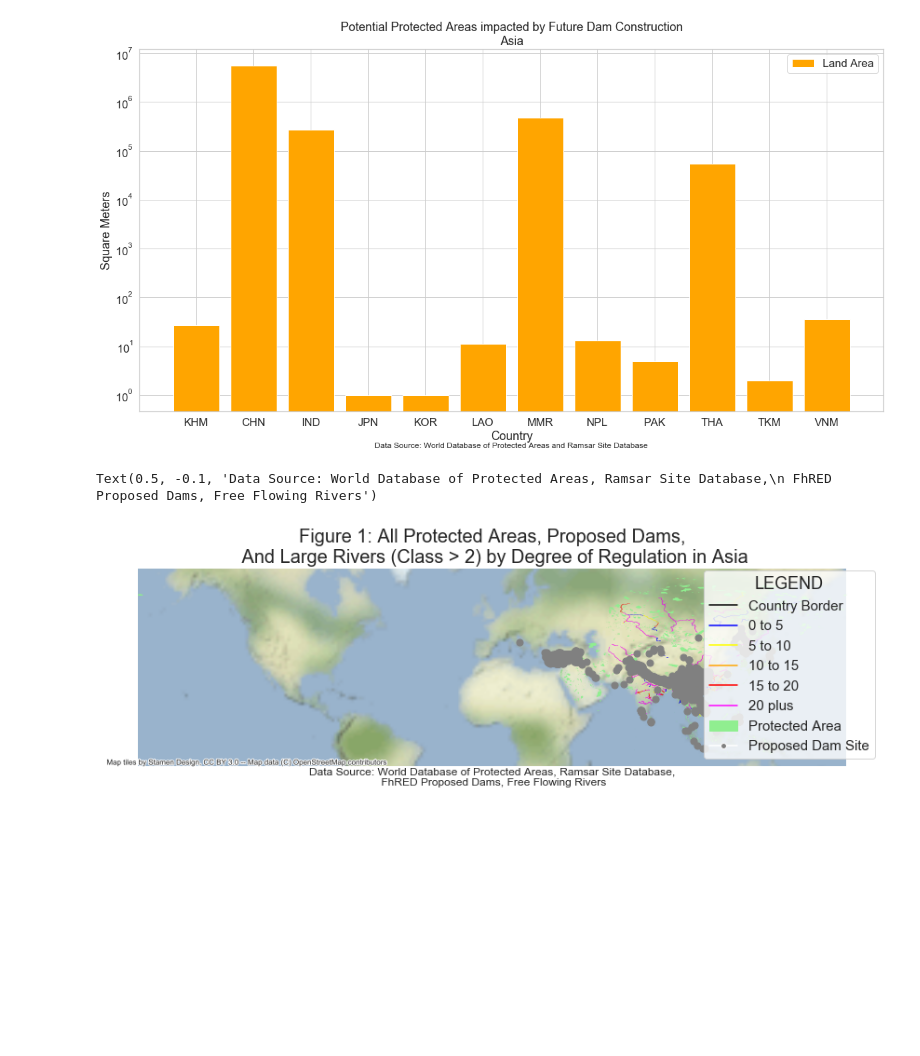
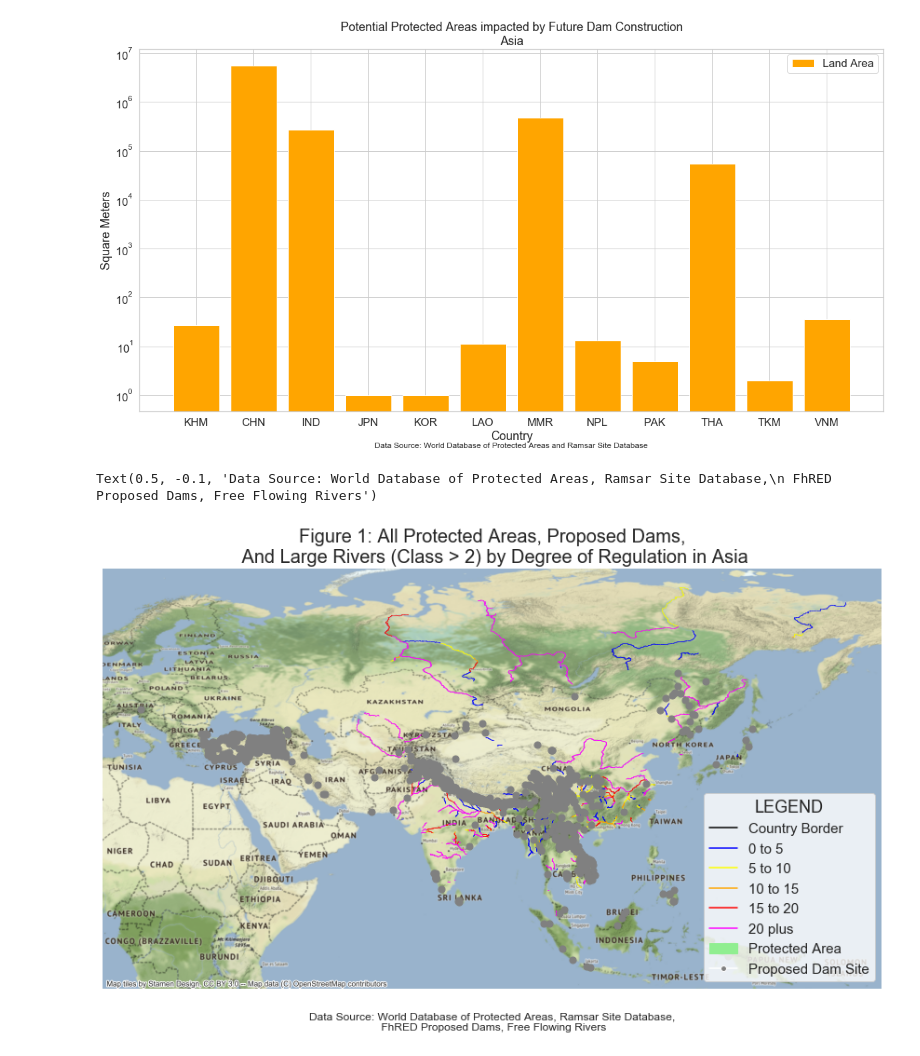
Before and after one commit to lherwehe/global-dam-impacts, a Jupyter notebook: final-notebooks/dam-impacts-on-protected-areas-calc-asia.ipynb, the cells around one changed output. Drawn from its saved outputs; the diff is of its cells as text; code cells hidden in the pictures; blank space fills up the shorter version.

```diff
--- a/final-notebooks/dam-impacts-on-protected-areas-calc-asia.ipynb
+++ b/final-notebooks/dam-impacts-on-protected-areas-calc-asia.ipynb
@@ -395,41 +397,40 @@ asia_dams = asia_dams.to_crs('epsg:4087')
 # %%
 # Plot all large rivers for selected continent
 # Create legend
 black_line = mlines.Line2D([], [], color='black', label='Country Border')
 blue_line = mlines.Line2D([], [], color='blue', label='0 to 5')
 yellow_line = mlines.Line2D([], [], color='yellow', label='5 to 10')
 orange_line = mlines.Line2D([], [], color='orange', label='10 to 15')
 red_line = mlines.Line2D([], [], color='red', label='15 to 20')
 magenta_line = mlines.Line2D([], [], color='magenta', label='20 plus')
 lightgreen_patch = mpatches.Patch(color='lightgreen', label='Protected Area')
 black_dot = mlines.Line2D([], [], color='white', marker='o',
                           markerfacecolor='gray', label='Proposed Dam Site')
 
 fig, ax = plt.subplots(figsize=(15, 15))
-wdpa_ramsar_asia.plot(ax=ax, color="lightgreen", edgecolor='none')
+# wdpa_ramsar_asia.plot(ax=ax, color="lightgreen", edgecolor='none')
 dor_0to5.plot(ax=ax,
               color='blue', edgecolor='none')
 dor_5to10.plot(ax=ax,
                color='yellow', edgecolor='none')
 dor_10to15.plot(ax=ax,
                 color='orange', edgecolor='none')
 dor_15to20.plot(ax=ax,
                 color='red', edgecolor='none')
 dor_over20.plot(ax=ax,
                 color='magenta', edgecolor='none')
 asia_dams.plot(ax=ax,
                    color='gray', markersize=50)
-ctx.add_basemap(ax, url=ctx.providers.Stamen.Terrain, zoom=0)
+ctx.add_basemap(ax, crs='epsg:4087')
 ax.set_title(
-    'Figure 1: All Protected Areas, Proposed Dams,\n And Large Rivers (Class > 2) by Degree of Regulation in Asia', size=20)
+    'Figure 1: All Protected Areas, Proposed Dams,\n And Large Rivers (Class > 2) by Degree of Regulation in Asia', size = 20)
 ax.set_axis_off()
-ax.legend(handles=[black_line, blue_line, yellow_line, orange_line, red_line, magenta_line, lightgreen_patch, black_dot],
-          fontsize=15,
-          frameon=True,
-          loc=('lower right'),
-          title="LEGEND")
-ax.text(0.5, -0.1, "Data Source: World Database of Protected Areas, Ramsar Site Database,\n FhRED Proposed Dams, Free Flowing Rivers",
-        size=12, ha="center", transform=ax.transAxes)
+ax.legend(handles = [black_line, blue_line, yellow_line, orange_line, red_line, magenta_line, lightgreen_patch, black_dot],
+          fontsize = 15,
+          frameon = True,
+          loc = ('lower right'),
+          title = "LEGEND")
+ax.text(0.5, -0.1, "Data Source: World Database of Protected Areas, Ramsar Site Database,\n FhRED Proposed Dams, Free Flowing Rivers", size = 12, ha = "center", transform = ax.transAxes)
 # %% [output]
 Text(0.5, -0.1, 'Data Source: World Database of Protected Areas, Ramsar Site Database,\n FhRED Proposed Dams, Free Flowing Rivers')
-[figure, old version]
+[figure, new version]
```
Also changed, not shown: parts of 1 cell of this notebook, 4 other files.
